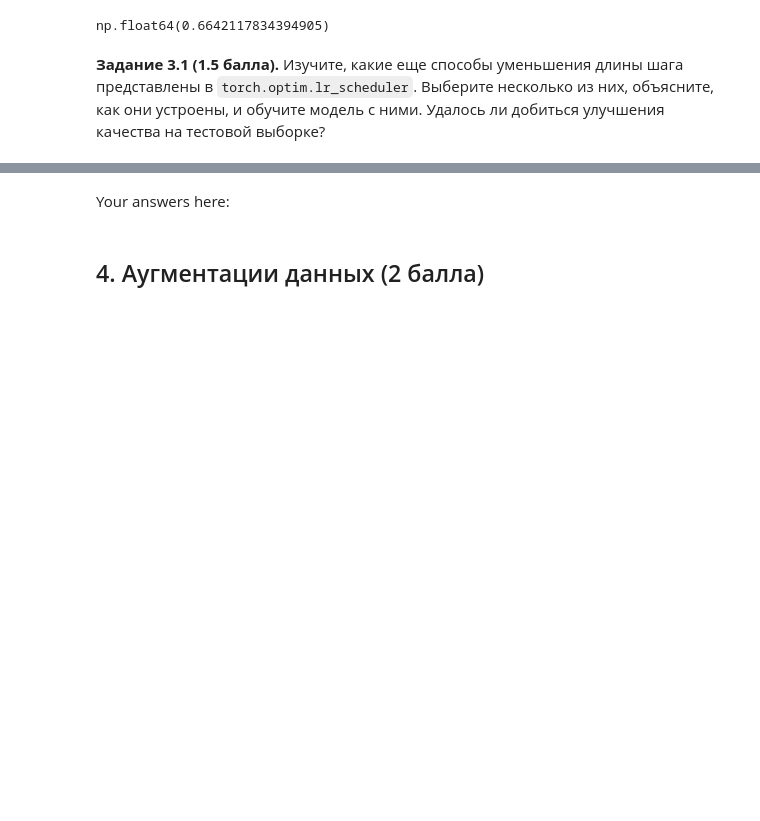
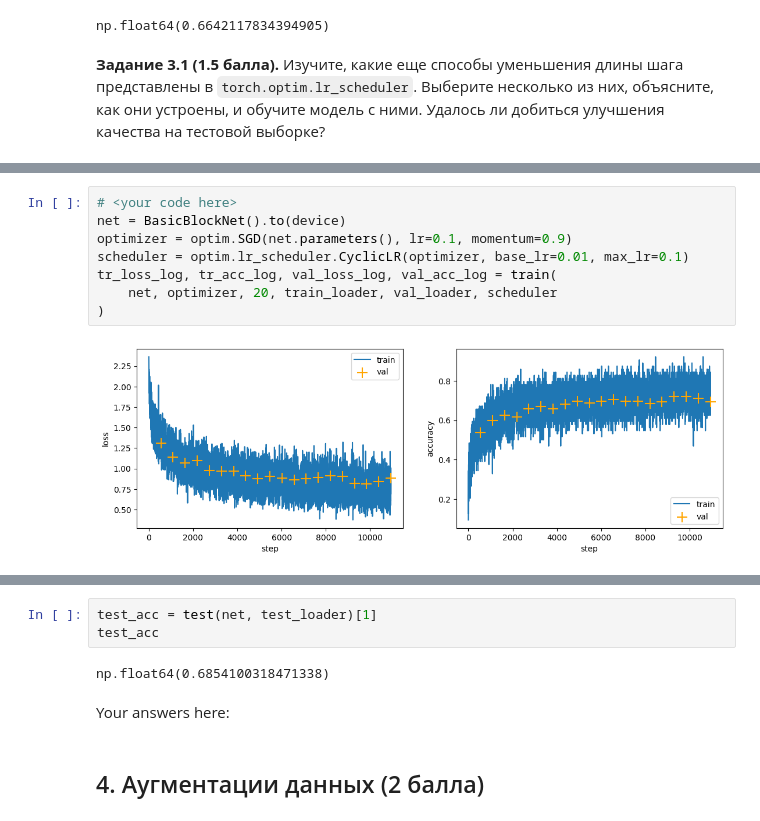
Before and after one commit to MoiseevRoman/dl-course-hse-masters, a Jupyter notebook: homeworks/HW2/HW2.ipynb, the cells around one changed output, grey strips where cells are left out. Drawn from its saved outputs; the diff is of its cells as text; blank space fills up the shorter version.

```diff
--- a/homeworks/HW2/HW2.ipynb
+++ b/homeworks/HW2/HW2.ipynb
@@ -465,0 +486,10 @@ test_acc
+# %%
+# <your code here>
+net = BasicBlockNet().to(device)
+optimizer = optim.SGD(net.parameters(), lr=0.1, momentum=0.9)
+scheduler = optim.lr_scheduler.CyclicLR(optimizer, base_lr=0.01, max_lr=0.1)
+tr_loss_log, tr_acc_log, val_loss_log, val_acc_log = train(
+    net, optimizer, 20, train_loader, val_loader, scheduler
+)
+# %% [output]
+[figure, added]
@@ -466,3 +499,8 @@ test_acc
+# %%
+test_acc = test(net, test_loader)[1]
+test_acc
+# %% [output]
+np.float64(0.6854100318471338)
 # %% [markdown]
 Your answers here:
 # %% [markdown]
```
Also changed, not shown: parts of 8 cells of this notebook.
